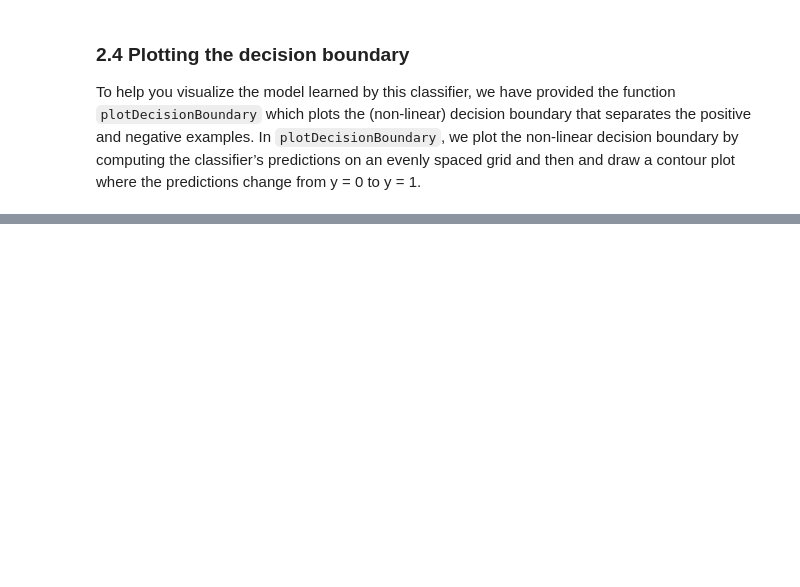
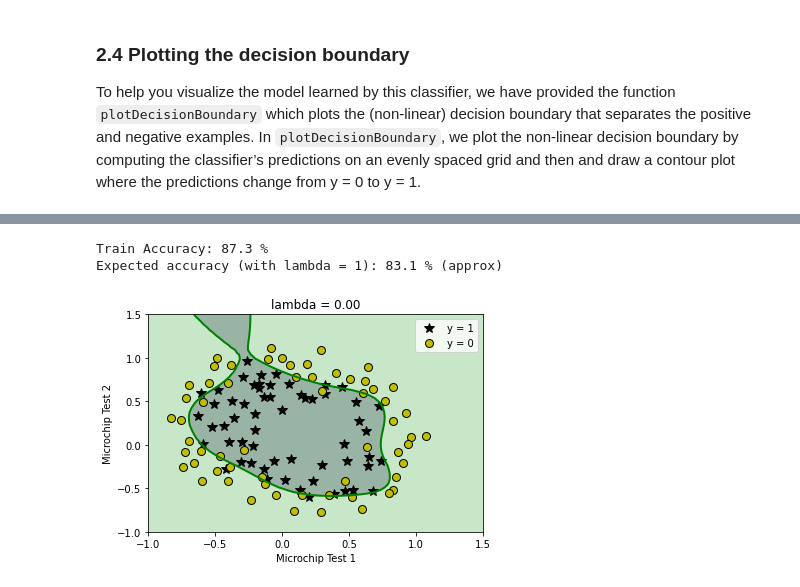
Before and after one commit to mirunacilibia/Master-s-projects, a Jupyter notebook: Semester 1/FML/Labs/FML_Laboratory 02/Laboratory 02.ipynb, the cells around one changed output, grey strips where cells are left out. Saved outputs shown, nothing was run; the diff lists cells and outputs as text; code cells hidden in the pictures; blank space fills up the shorter version.

```diff
--- a/Semester 1/FML/Labs/FML_Laboratory 02/Laboratory 02.ipynb
+++ b/Semester 1/FML/Labs/FML_Laboratory 02/Laboratory 02.ipynb
@@ -161,7 +167,7 @@ def sigmoid(z):
 The following cell evaluates the sigmoid function at `z=0`. You should get a value of 0.5. You can also try different values for `z` to experiment with the sigmoid function.
 # %%
 # Test the implementation of sigmoid function here
-z = 0
+z = [0, 1, 2]
 g = sigmoid(z)
 
 print('g(', z, ') = ', g)
@@ -224,16 +232,13 @@ def costFunction(theta, X, y):
     """
     # Initialize some useful values
     m = y.size  # number of training examples
-
-    # You need to return the following variables correctly
-    J = 0
     grad = np.zeros(theta.shape)
 
-    # ====================== YOUR CODE HERE ======================
+    h = sigmoid((theta * X).sum(axis=1))
+    J = sum(-y * np.log(h) - (1 - y) * np.log(1 - h)) / m
+    for i in range(n + 1):
+        grad[i] = sum((h - y) * X[:, i]) / m
 
-
-
-    # =============================================================
     return J, grad
 # %% [markdown]
 Once you are done call your `costFunction` using two test cases for  $\theta$ by executing the next cell.
@@ -417,9 +448,7 @@ def predict(theta, X):
     # You need to return the following variables correctly
     p = np.zeros(m)
 
-    # ====================== YOUR CODE HERE ======================
-
-
-
-    # ============================================================
+    for i in range(m):
+        if sigmoid(np.dot(X[i], theta)) >= 0.5:
+            p[i] = 1
     return p
@@ -581,9 +654,11 @@ def costFunctionReg(theta, X, y, lambda_):
     J = 0
     grad = np.zeros(theta.shape)
 
-    # ===================== YOUR CODE HERE ======================
+    h = sigmoid((theta * X).sum(axis=1))
+    J = sum(-y * np.log(h) - (1 - y) * np.log(1 - h)) / m + (lambda_ / (2 * m)) * sum(theta[1:] * theta[1:])
 
+    grad[0] = sum((h - y) * X[:, 0]) / m
+    for i in range(1, X.shape[1]):
+        grad[i] = sum((h - y) * X[:, i]) / m + lambda_ / m * theta[i]
 
-
-    # =============================================================
     return J, grad
@@ -663,34 +762,38 @@ With a larger $\lambda$, you should see a plot that shows an simpler decision bo
 initial_theta = np.zeros(X.shape[1])
 
 # Set regularization parameter lambda to 1 (you should vary this)
-lambda_ = 1
+lambda_ = 0
 
 # set options for optimize.minimize
 options= {'maxiter': 100}
 
 res = optimize.minimize(costFunctionReg,
                         initial_theta,
                         (X, y, lambda_),
                         jac=True,
                         method='TNC',
                         options=options)
 
 # the fun property of OptimizeResult object returns
 # the value of costFunction at optimized theta
 cost = res.fun
 
 # the optimized theta is in the x property of the result
 theta = res.x
 
 plotDecisionBoundary(plotData, theta, X, y)
 pyplot.xlabel('Microchip Test 1')
 pyplot.ylabel('Microchip Test 2')
 pyplot.legend(['y = 1', 'y = 0'])
 pyplot.grid(False)
 pyplot.title('lambda = %0.2f' % lambda_)
 
 # Compute accuracy on our training set
 p = predict(theta, X)
 
 print('Train Accuracy: %.1f %%' % (np.mean(p == y) * 100))
 print('Expected accuracy (with lambda = 1): 83.1 % (approx)\n')
+# %% [output]
+Train Accuracy: 87.3 %
+Expected accuracy (with lambda = 1): 83.1 % (approx)
+[figure, added]
```
Also changed, not shown: parts of 14 cells of this notebook, 7 other files.
